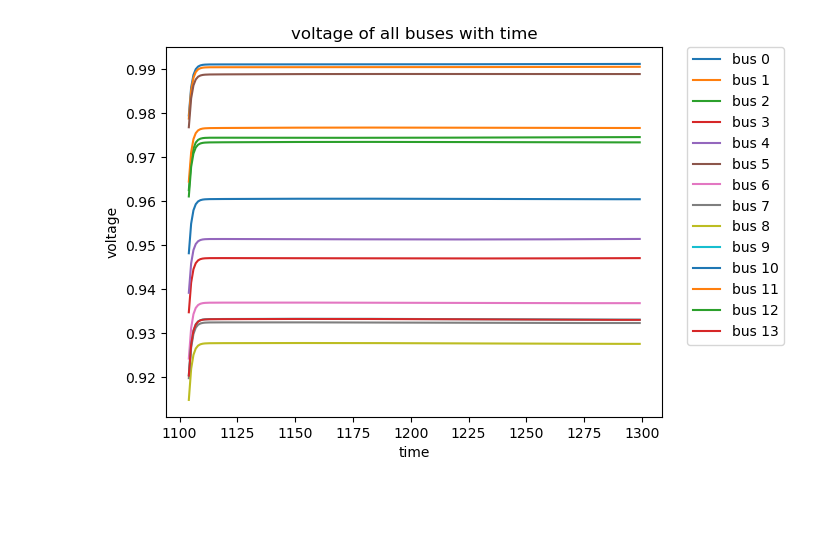
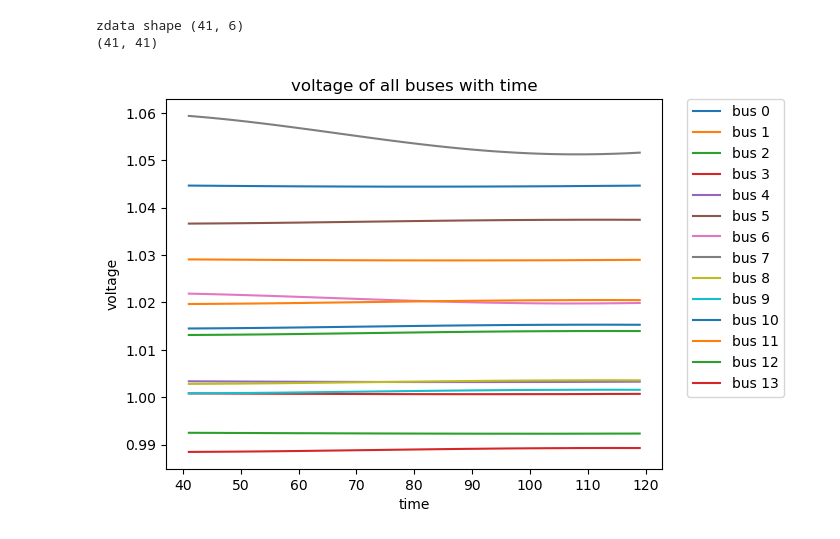
Before and after one commit to ayush-thakur/DSE_IEEE_14_bus, a Jupyter notebook: DSE_UKF_2.ipynb, the cells around one changed output. Drawn from its saved outputs; the diff is of its cells as text; code cells hidden in the pictures; blank space fills up the shorter version.

Commit message:
changed the measurement error matrix

```diff
--- a/DSE_UKF_2.ipynb
+++ b/DSE_UKF_2.ipynb
@@ -394,7 +394,7 @@ def fx(x, dt):
     # print(FdotX)
     return FdotX
 # %%
-Pi= pd.read_csv("C:/Users/hp/Downloads/Data/Topology csv files1_modified/CaseNum_700Results_modified.csv")
+Pi=pd.read_csv("Zdata_small.csv")
 nbus=14;
 Pi= Pi.to_numpy();
 num=14
@@ -404,7 +404,8 @@ num=14
 
 dim_x = 27 # state dimension
 dim_z = 41 # measurement dimension
-
+zdata = zdatas(0)
+print("zdata shape",zdata.shape)
 
 
 
@@ -422,8 +423,13 @@ for i in range(13,27):
 kf.x=initial_state
 
 kf.P = np.eye(dim_x) * 0.1 # initial state covariance matrix
-kf.Q = np.eye(dim_x) * 1e-5# process noise covariance matrix
-kf.R = np.eye(dim_z) * 1e-6 # measurement noise covariance matrix
+kf.Q = np.eye(dim_x)*1e-5 # process noise covariance matrix
+kf.R = np.diagflat(zdata[:,5]) *1e-2# measurement noise covariance matrix
+# kf.R =np.eye(dim_z)*1e-3
+# for i1 in range(41):
+#     y=zdata[i1,5]
+#     kf.R[i1][i1]=
+print(kf.R.shape)
 c=0
 
 #doing for bus wise results
@@ -431,7 +437,7 @@ x_g=[]
 y_g=[]
 for i2 in range(14):
     y_g.append([])
-for i in range (1100,1300):
+for i in range (1,120):
     # h1=Hx(kf.x)
     zdata = zdatas(i)
     z1 = zdata[:,2]
@@ -450,36 +456,38 @@ for i in range (1100,1300):
     # print("state \n\n",kf.x[13:])
 
     c+=1
-    if(c>4):
+    if(c>40):
         for i1 in range(13,27):
             y_g[i1-13].append(kf.x[i1])
 
         x_g.append(i)
 
         # plot.plot(range(1,nbus+1),kf.x[13:],label=f'{i}')
     # if(i%1000==0):
     # plot.title('Voltage Magnitude')
     # plot.xlabel('Bus number')
     # plot.ylabel('Magnitude (p.u.)')
     # plot.xlim(1,nbus)
     # plot.show()
 
 
 
     # ++++++++++++++++++++++
     # end of the results
     # ===================
 for i2 in range(14):
     plot.plot(x_g,y_g[i2],label=f'bus {i2}')
 plot.title('voltage of all buses with time')
 plot.xlabel('time')
 plot.ylabel('voltage')
 plot.legend(bbox_to_anchor=(1.05,1),loc='upper left', borderaxespad=0)
 plot.show()
 # plot.title('Voltage Magnitude')
 # plot.xlabel('Bus number')
 # plot.ylabel('Magnitude (p.u.)')
 # plot.xlim(1,nbus)
 # plot.show()
 # %% [output]
+zdata shape (41, 6)
+(41, 41)
-[figure, old version]
+[figure, new version]
```
